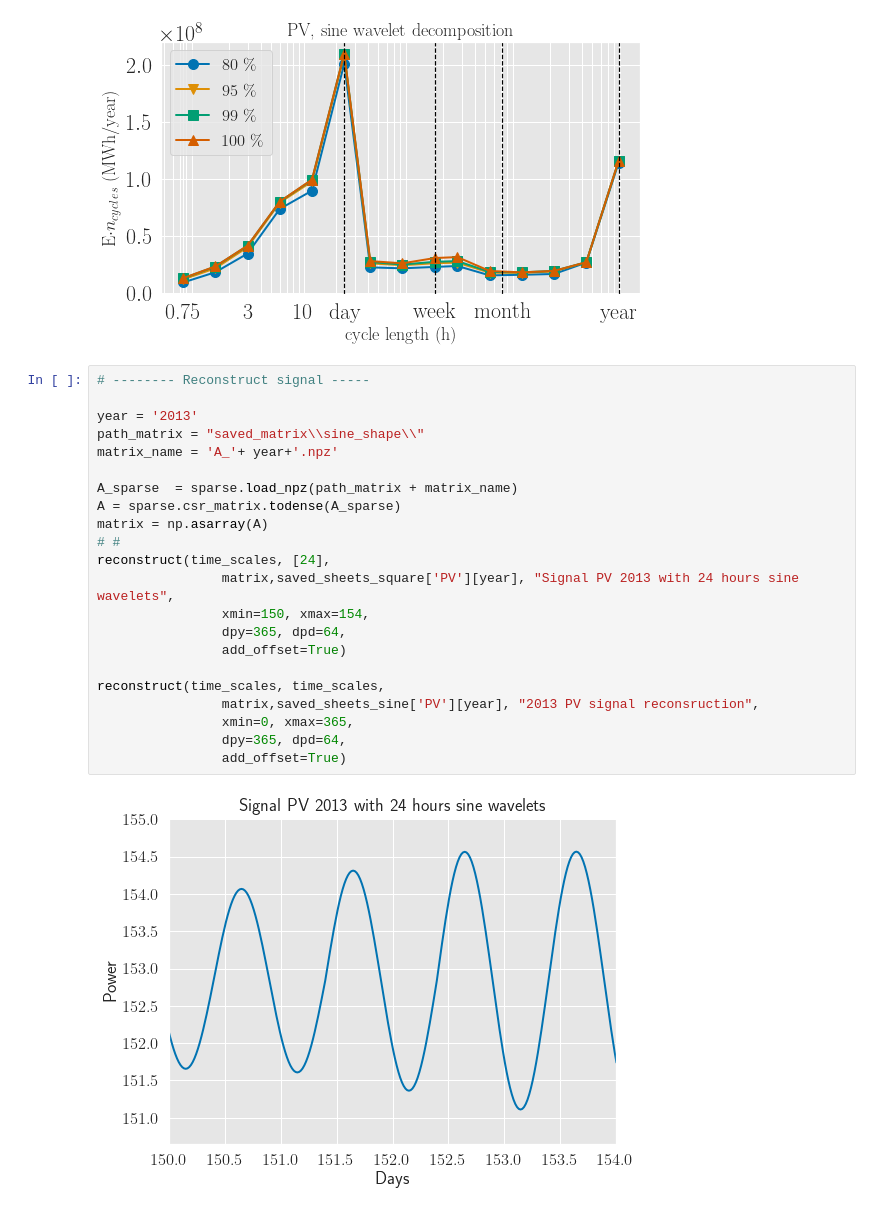
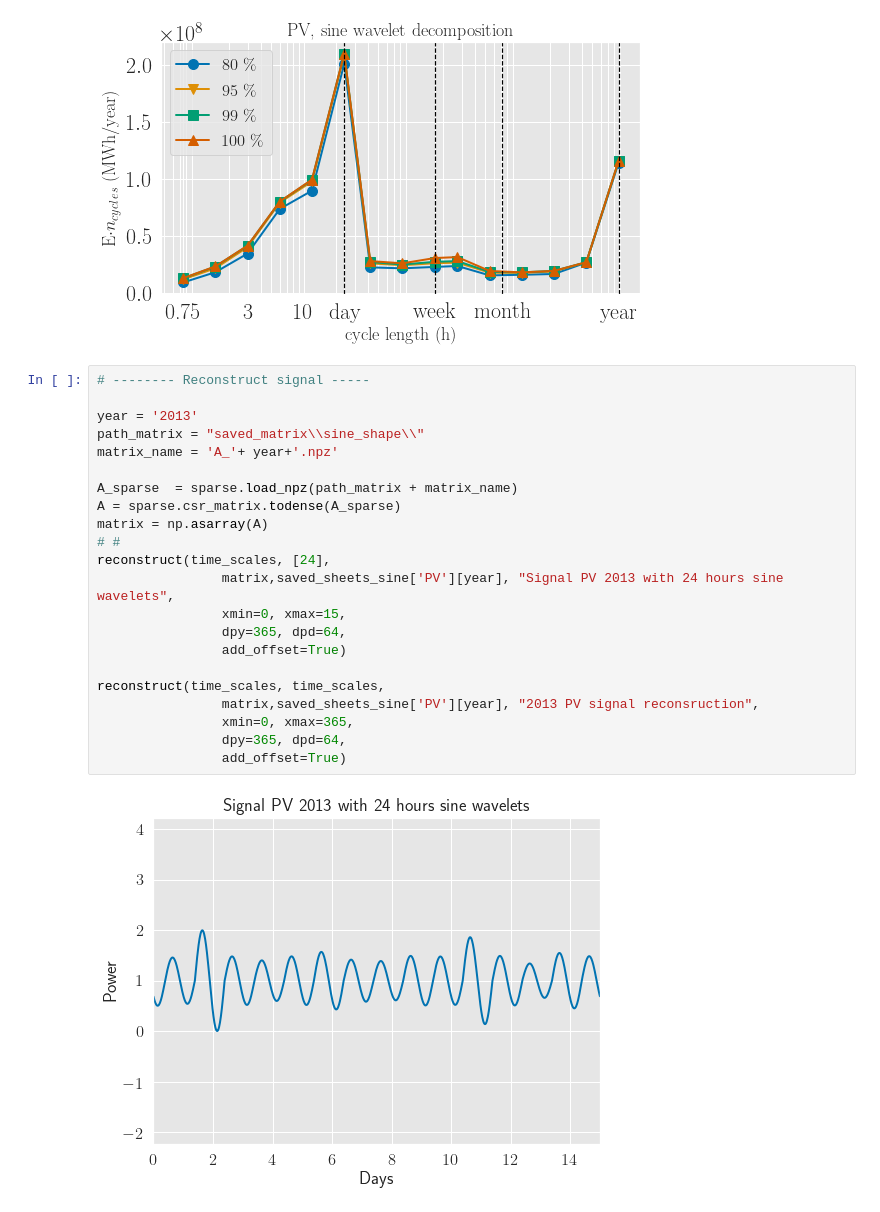
Before and after one commit to jus6du/wavelet_decomposition, a Jupyter notebook: tutorial.ipynb, the cells around one changed output. Drawn from its saved outputs; the diff is of its cells as text.

```diff
--- a/tutorial.ipynb
+++ b/tutorial.ipynb
@@ -397,25 +397,25 @@ plot_EPN(results_sine['emax'], results_sine['pmax'], results_sine['n'], results_
 # %%
 # -------- Reconstruct signal -----
 
 year = '2013'
 path_matrix = "saved_matrix\\sine_shape\\"
 matrix_name = 'A_'+ year+'.npz'
 
 A_sparse  = sparse.load_npz(path_matrix + matrix_name)
 A = sparse.csr_matrix.todense(A_sparse)
 matrix = np.asarray(A)
 # #
 reconstruct(time_scales, [24],
-                matrix,saved_sheets_square['PV'][year], "Signal PV 2013 with 24 hours sine wavelets",
-                xmin=150, xmax=154,
+                matrix,saved_sheets_sine['PV'][year], "Signal PV 2013 with 24 hours sine wavelets",
+                xmin=0, xmax=15,
                 dpy=365, dpd=64,
                 add_offset=True)
 
 reconstruct(time_scales, time_scales,
                 matrix,saved_sheets_sine['PV'][year], "2013 PV signal reconsruction",
                 xmin=0, xmax=365,
                 dpy=365, dpd=64,
                 add_offset=True)
 # %% [output]
-[figure, old version]
+[figure, new version]
 [figure]
```
Also changed, not shown: parts of 2 cells of this notebook.
